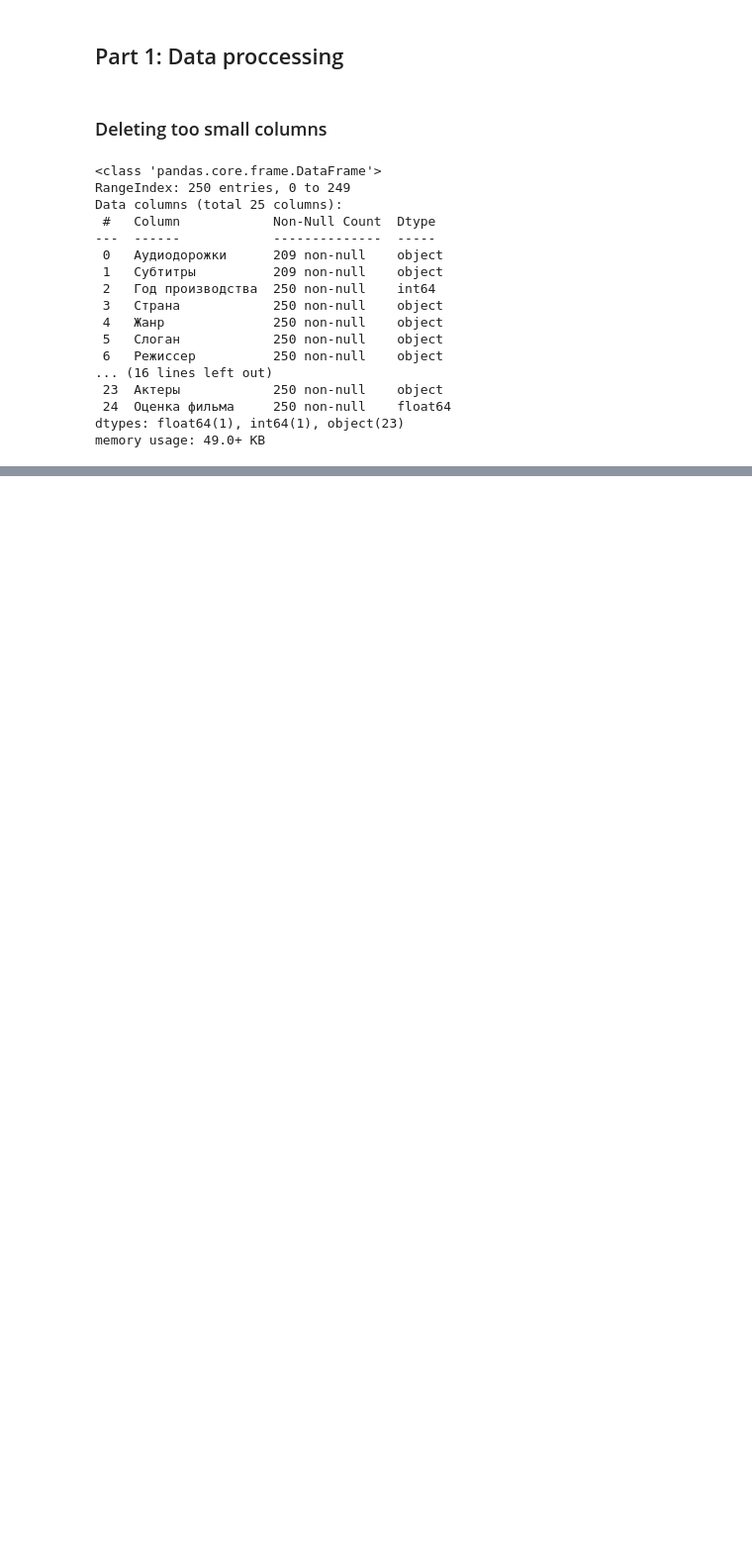
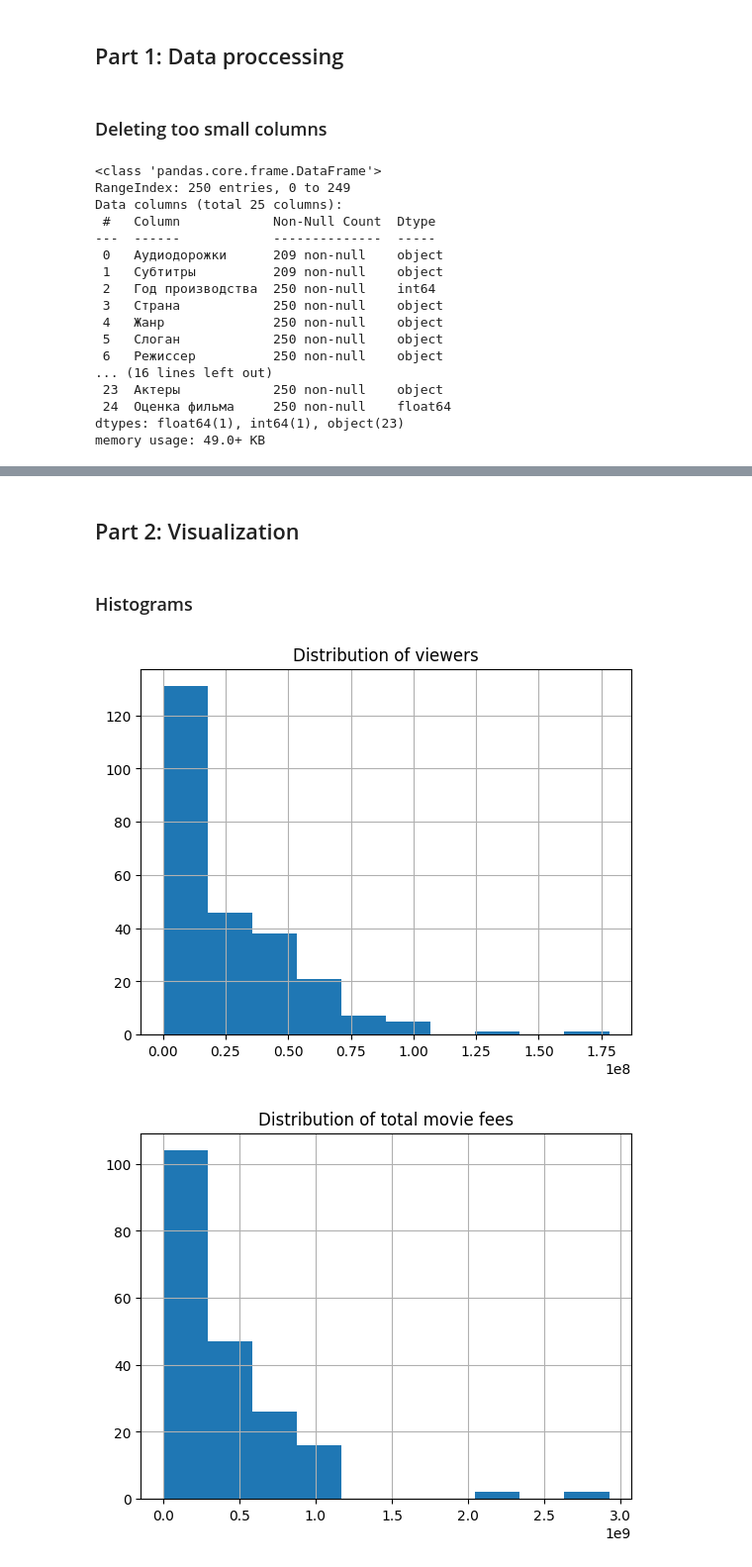
Before and after one commit to Asvad-bin-Timur/Scraping, a Jupyter notebook: Notebook.ipynb, the cells around one changed output, grey strips where cells are left out. Shown at 99% size. Saved outputs shown, nothing was run; the diff lists cells and outputs as text; code cells hidden in the pictures; blank space fills up the shorter version.

Commit message:
columns transformations + first visuals

```diff
--- a/Notebook.ipynb
+++ b/Notebook.ipynb
@@ -167,0 +130,25 @@ df_cleared.describe().round(0)
+# %%
+df_cleared['Сборы в мире'] = df_cleared['Сборы в мире'].str.replace(' ', '')
+df_cleared['Сборы в мире'] = df_cleared['Сборы в мире'].str.replace('$', '')
+df_cleared['Сборы в мире'] = df_cleared['Сборы в мире'].str.replace('+', '')
+df_cleared['Сборы в мире'] = df_cleared['Сборы в мире'].apply(lambda x: max(x.split('=')) if type(x) == str else x)
+df_cleared['Сборы в мире'] = df_cleared['Сборы в мире'].str.replace('nan', '0')
+df_cleared['Сборы в мире'] = df_cleared['Сборы в мире'].apply(pd.to_numeric)
+clear_output()
+# %%
+def views(x):
+    list_of_symbols = [' ', 'млн.', 'тыс.', 'млн', 'тыс', 'nan']
+    list_of_replacements = ['', '000000', '000', '000000', '000', '0']
+    if type(x) != str:
+        x = str(x)
+    for symbol in list_of_symbols:
+        if symbol in x:
+            x = x.replace(symbol, list_of_replacements[list_of_symbols.index(symbol)])
+    if '.' in x:
+        x = x.replace('.', '')
+        x = float(x) * (0.1)
+        return int(x)
+    else:
+        return int(x)
+df_cleared['Зрители'] = df_cleared['Зрители'].apply(views)
+clear_output()
@@ -174,0 +199,20 @@ conn.close()'''
+# %% [markdown]
+## Part 2: Visualization
+# %% [markdown]
+### Histograms
+# %%
+df_cleared['Зрители'].hist()
+plt.title('Distribution of viewers')
+plt.show()
+df_cleared['Сборы в мире'].hist()
+plt.title('Distribution of total movie fees')
+plt.show()
+df_cleared['Сборы в США'].hist()
+plt.title('Distribution of movie fees in USA')
+plt.show()
+df_cleared['Бюджет'].hist()
+plt.title('Distribution of films budget')
+plt.show()
+# %% [output]
+[figure, added]
+[figure, added]
```
Also changed, not shown: parts of 16 cells of this notebook.
